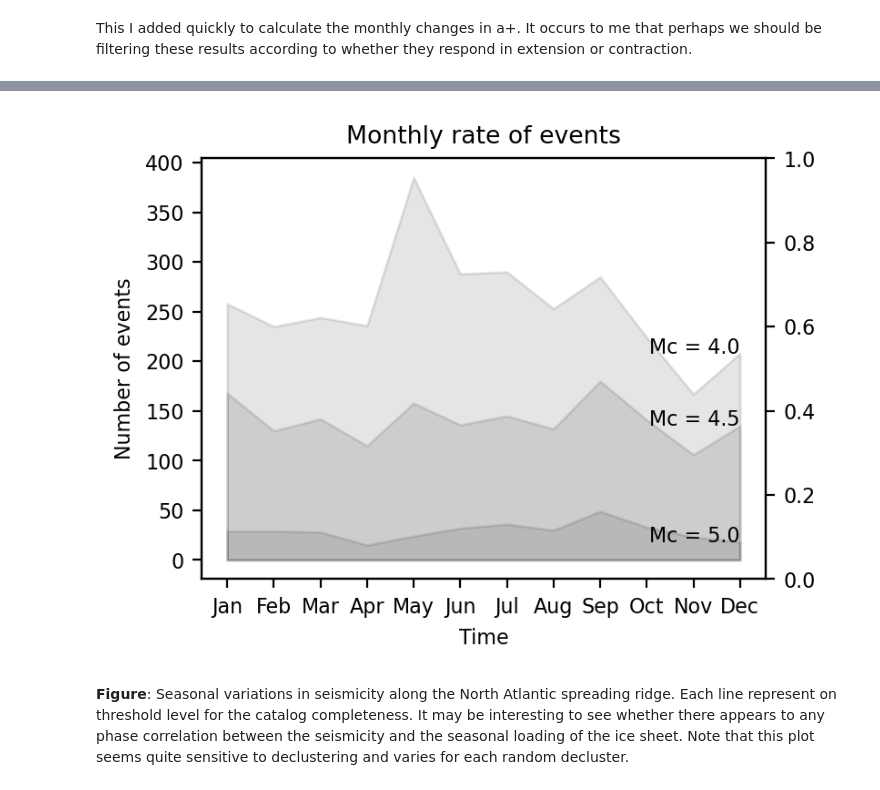
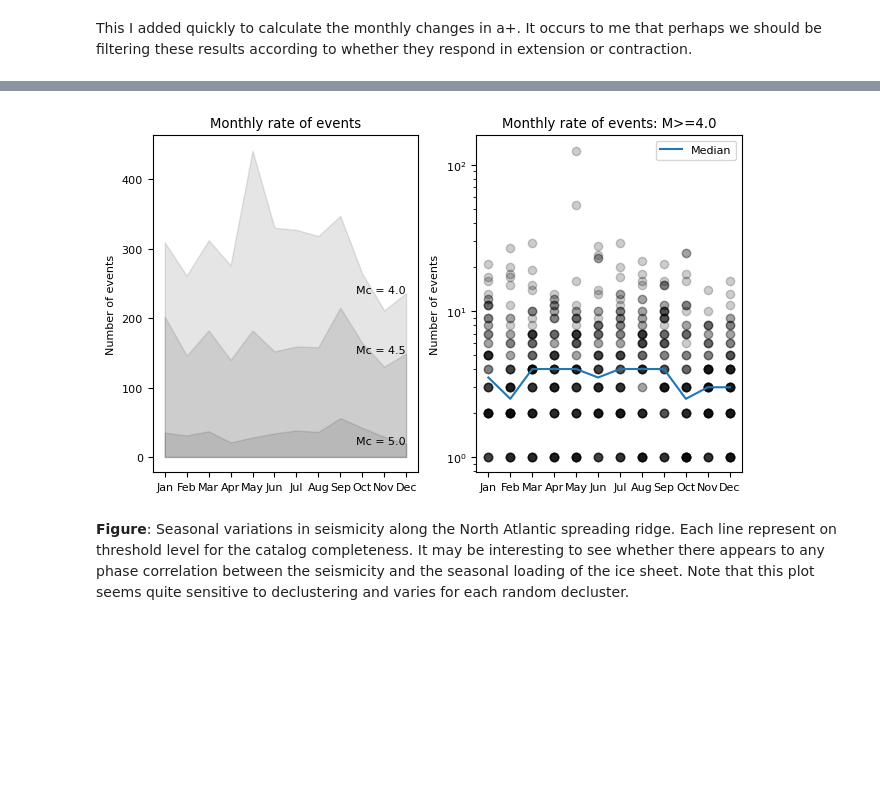
Before and after one commit to keliankaz/GrGIA_seismicity, a Jupyter notebook: gr_gia_seismic_NORTH_ATLANTIC.ipynb, the cells around one changed output, grey strips where cells are left out. Cells and saved outputs as stored; diff of their text form; code cells hidden in the pictures; blank space fills up the shorter version.

```diff
--- a/gr_gia_seismic_NORTH_ATLANTIC.ipynb
+++ b/gr_gia_seismic_NORTH_ATLANTIC.ipynb
@@ -27,7 +25,7 @@ from stat_utils import get_bvalue, get_clustered_fraction, bootstrap_statistic,
 # %%
 font = {"size": 8}
 mpl.rc("font", **font)
-mpl.rc("figure", dpi=200)
+mpl.rc("figure", dpi=100)
 # %% [markdown]
 ## TODO
 - Filter events by proximity to focal mechasnism
@@ -310,0 +185,12 @@ plt.tight_layout()
+# %%
+fig, ax = plt.subplots(3,1, sharex=True)
+earthquakes.plot_time_series(ax=ax[0])
+earthquakes.plot_space_time_series(
+    p1=MAR.geometries.get_coordinates().values[0],
+    p2=MAR.geometries.get_coordinates().values[-1],
+    ax=ax[1]
+)
+
+ax[2].plot(evaluation_times, a_positive)
+ax[2].set(yscale='log')
+plt.tight_layout()
@@ -311,5 +199,2 @@ plt.tight_layout()
 # %% [markdown]
 This I added quickly to calculate the monthly changes in a+. It occurs to me that perhaps we should be filtering these results according to whether they respond in extension or contraction.
-# %%
-df["month"] = df.time.dt.month
-plt.plot(df.groupby("month").median().log_a_pos)
@@ -319,32 +201,64 @@ plt.plot(df.groupby("month").median().log_a_pos)
 # %%
 # Check whether there is any monthly modulation in the number of events in the catalog
-def plot_monthly_rate(df,ax=None):
-    """Using the time column of a catalog, plots the monthly rate of events."""
+def monthly_rate(df):
+
     df = df.copy()
     df["month"] = df.time.dt.month
+    monthly_df = df.groupby("month").count()["time"]
+
+    monthly_count = np.zeros(12)
+    monthly_count[monthly_df.index.values-1] = monthly_df.values
+
+
+    return np.arange(1,13), monthly_count
+
+def plot_monthly_rate(df,fill=True, ax=None):
+    """Using the time column of a catalog, plots the monthly rate of events."""
     if ax is None:
         fig, ax = plt.subplots(figsize=(4,3))
 
-    monthly_df = df.groupby("month").count()["time"]
+    index, monthly_count = monthly_rate(df)
+
     # plot monthly rate with shaded area above zero
-    ax.fill_between(monthly_df.index, monthly_df.values, 0, alpha=0.1, color="k")
+    if fill:
+        ax.fill_between(index, monthly_count, 0, alpha=0.1, color="k")
+
+
 
     # text that with horizonatal alignment to the right
-    ax.text(monthly_df.index.max(), monthly_df.values[-1], f"Mc = {mc:.1f}", ha="right")
-    ax.set_xlabel("Time")
-    ax.set_ylabel("Number of events")
-    ax.set_title("Monthly rate of events")
+    ax.text(index.max(), monthly_count[-1], f"Mc = {mc:.1f}", ha="right")
+    ax.set(
+        xticks=np.arange(1,13),
+        xticklabels=["Jan","Feb","Mar","Apr","May","Jun","Jul","Aug","Sep","Oct","Nov","Dec"],
+        title="Monthly rate of events",
+        ylabel="Number of events",
+    )
 
-fig, ax = plt.subplots(figsize=(4,3))
+    return ax
 
-for mc in np.arange(earthquake_catalog_metadata['ISC']['magnitude_cutoff'], 5.5, 0.5):
-    plot_monthly_rate(plate_boundary_catalog[plate_boundary_catalog.mag >= mc], ax = ax)
-ax.set(
+fig, ax = plt.subplots(1,2,figsize=(6.6,4))
+
+for mc in np.arange(earthquakes.mag_completeness, 5.5, 0.5):
+    plot_monthly_rate(earthquakes.catalog[earthquakes.catalog.mag >= mc], ax = ax[0])
+
+monthly_count_array = []
+for year in earthquakes.catalog.time.dt.year.unique():
+    index,monthly_count = monthly_rate(earthquakes.catalog[earthquakes.catalog.time.dt.year == year])
+    ax[1].scatter(index, monthly_count,c='k',alpha=0.2)
+    monthly_count_array.append(monthly_count)
+
+ax[1].plot(index,np.median(np.row_stack(monthly_count_array),axis=0),label='Median')
+
+ax[1].set(
     xticks=np.arange(1,13),
     xticklabels=["Jan","Feb","Mar","Apr","May","Jun","Jul","Aug","Sep","Oct","Nov","Dec"],
+    title=f"Monthly rate of events: M>={earthquakes.mag_completeness}",
+    ylabel="Number of events",
+    yscale='log',
 )
-axb = ax.twinx()
+plt.legend()
+plt.tight_layout()
 # %% [output]
-[figure, old version]
+[figure, new version]
 # %% [markdown]
 **Figure**: Seasonal variations in seismicity along the North Atlantic spreading ridge. Each line represent on threshold level for the catalog completeness. It may be interesting to see whether there appears to any phase correlation between the seismicity and the seasonal loading of the ice sheet. Note that this plot seems quite sensitive to declustering and varies for each random decluster.
```
Also changed, not shown: parts of 38 cells of this notebook.
